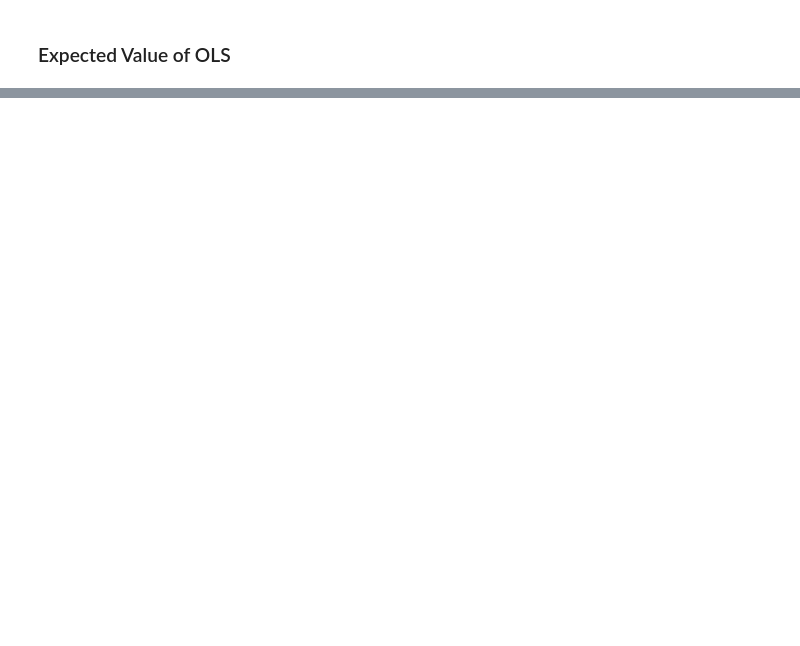
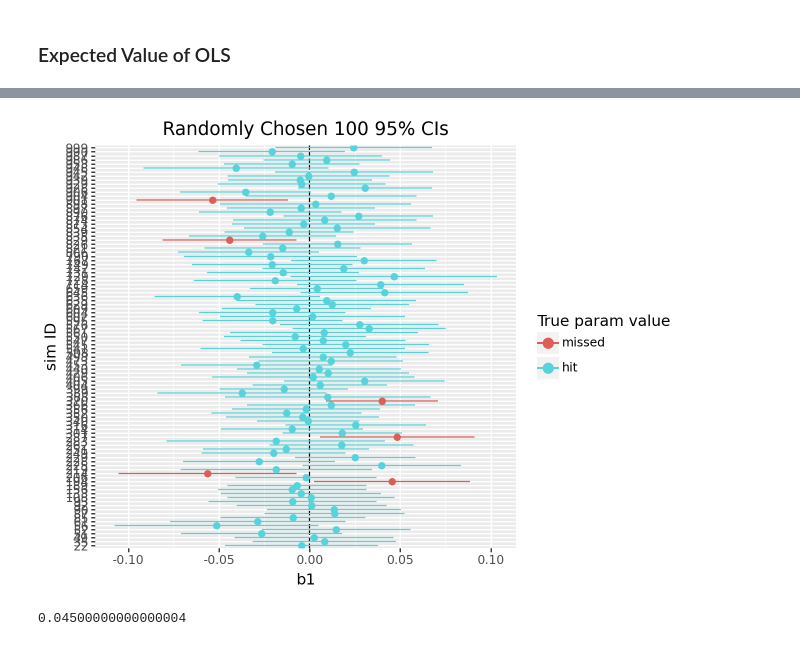
Before and after one commit to vaibrainium/Causal-Inference-The-Mixtape, a Jupyter notebook: notebooks/chapter-2.ipynb, the cells around one changed output, grey strips where cells are left out. Drawn from its saved outputs; the diff is of its cells as text; code cells hidden in the pictures; blank space fills up the shorter version.

```diff
--- a/notebooks/chapter-2.ipynb
+++ b/notebooks/chapter-2.ipynb
@@ -191,0 +309,16 @@ Mean of beta estimates: 2.000616976024828
+# %%
+p.ggplot(sim_nocluster.sample(100).sort_values('b1'),
+                         p.aes(x = 'factor(id)', y = 'b1',
+                             ymin = 'ci95_lower', ymax = 'ci95_upper',
+                             color = 'param_caught')) +\
+  p.geom_hline(yintercept = sim_params[1], linetype = 'dashed') +\
+  p.geom_pointrange() +\
+  p.labs(x = 'sim ID', y = 'b1', title = 'Randomly Chosen 100 95% CIs') +\
+  p.scale_color_discrete(name = 'True param value', labels = ('missed', 'hit')) +\
+  p.coord_flip()
+# %% [output]
+[figure, added]
+# %%
+1 - sum(sim_nocluster.param_caught)/sim_nocluster.shape[0]
+# %% [output]
+0.04500000000000004
```
Also changed, not shown: parts of 21 cells of this notebook.
